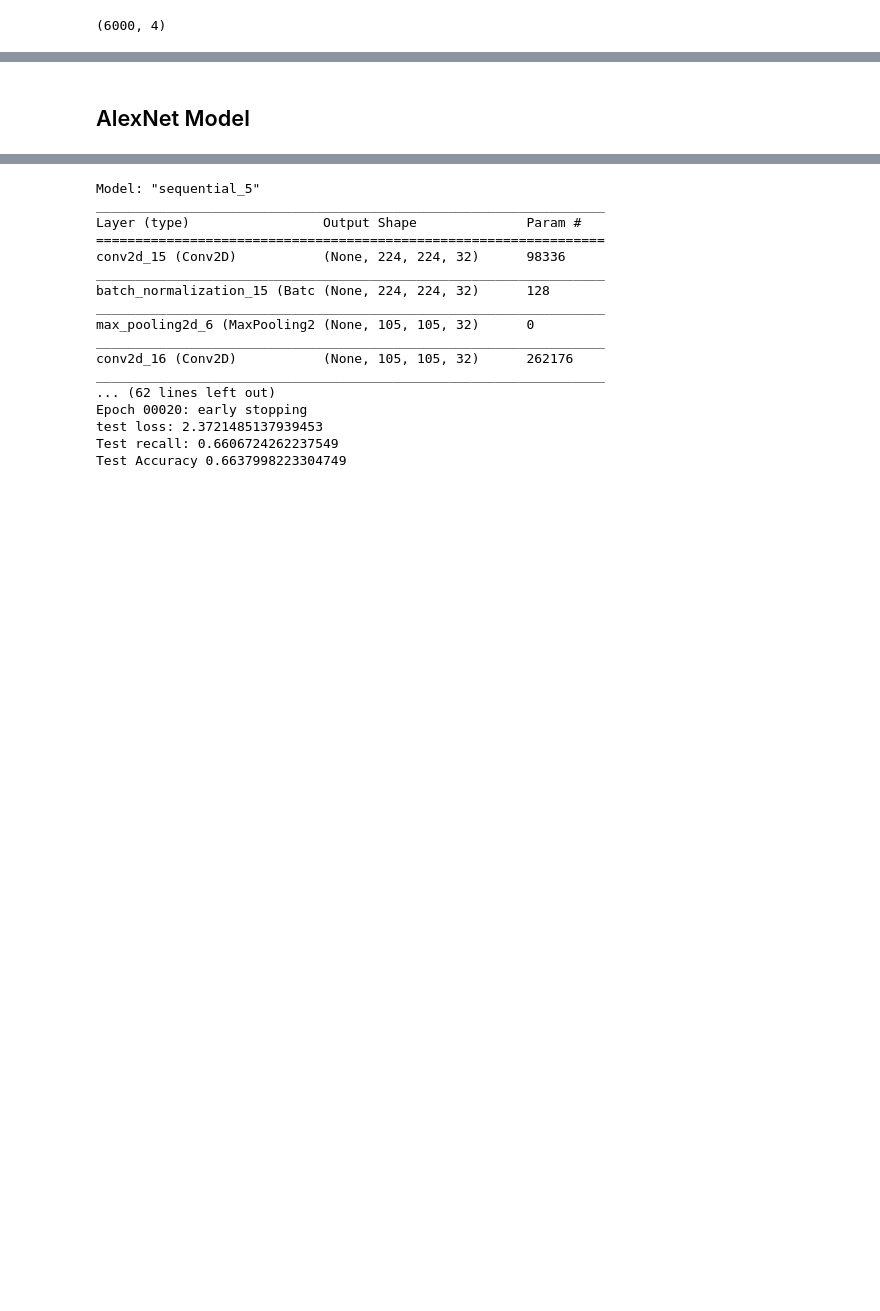
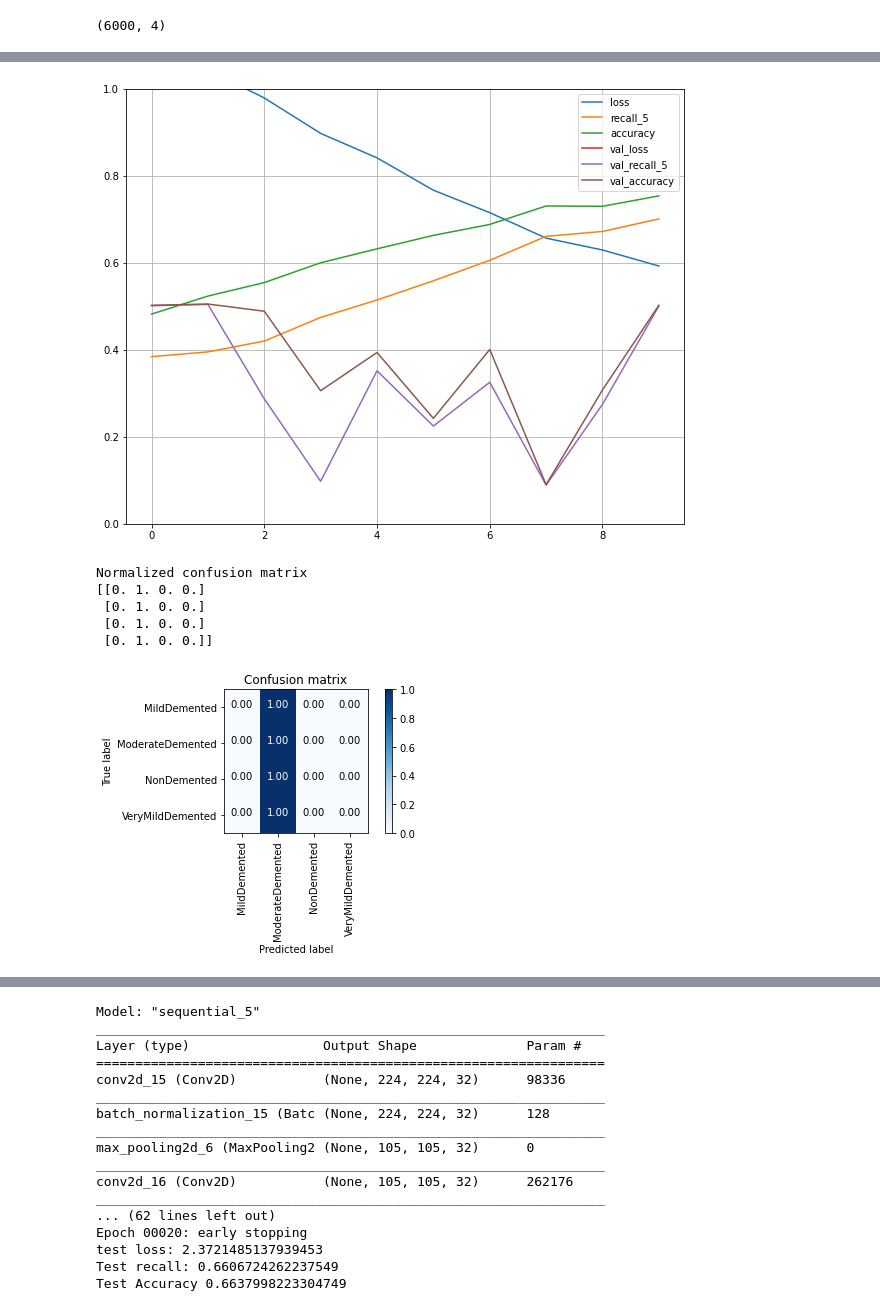
Before and after one commit to Jacobheyman702/Alzheimer_Image_classifier-, a Jupyter notebook: transfer_learning_models.ipynb, the cells around one changed output, grey strips where cells are left out. Saved outputs shown, nothing was run; the diff lists cells and outputs as text; code cells hidden in the pictures; blank space fills up the shorter version.

```diff
--- a/transfer_learning_models.ipynb
+++ b/transfer_learning_models.ipynb
@@ -191,8 +244,17 @@ print('Test Accuracy', score[2])
 # %%
-cnn_aug_history_df = pd.DataFrame(cnn_aug_history.history)
-history_df.plot(figsize=(10,8))
+history_alex_df = pd.DataFrame(alex_history.history)
+history_alex_df.plot(figsize=(10,8))
 plt.grid(True)
 plt.gca().set_ylim(0,1)
 plt.show()
+y_pred = alex.predict_classes(test_images)
+confusion = confusion_matrix(test_labels.argmax(axis=1),y_pred)
+plot_confusion_matrix(confusion,data_test.class_indices,normalize=True)
+# %% [output]
+[figure, added]
+Normalized confusion matrix
+[[0. 1. 0. 0.]
+ [0. 1. 0. 0.]
+ [0. 1. 0. 0.]
+ [0. 1. 0. 0.]]
+[figure, added]
-# %% [markdown]
-## AlexNet Model
```
Also changed, not shown: parts of 37 cells of this notebook, 4 other files.
